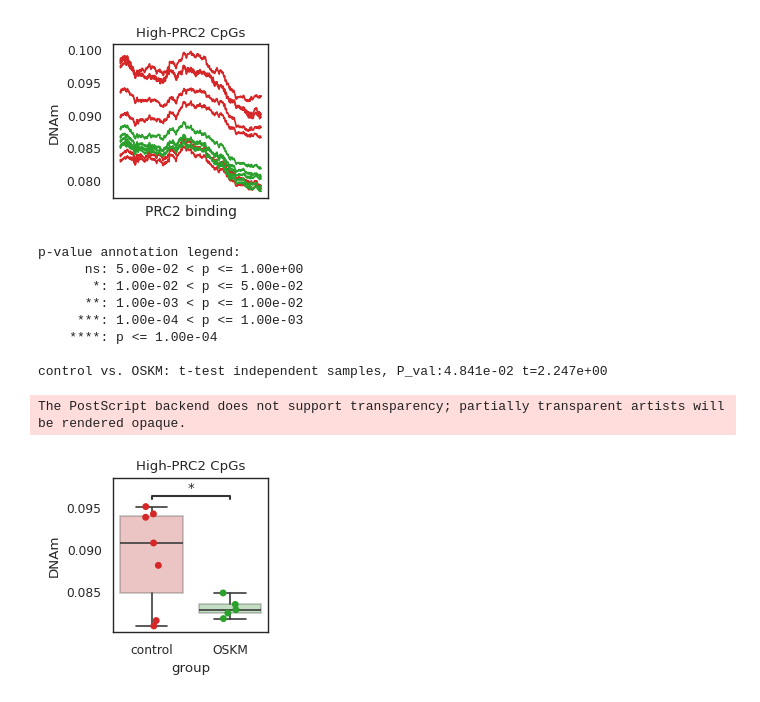
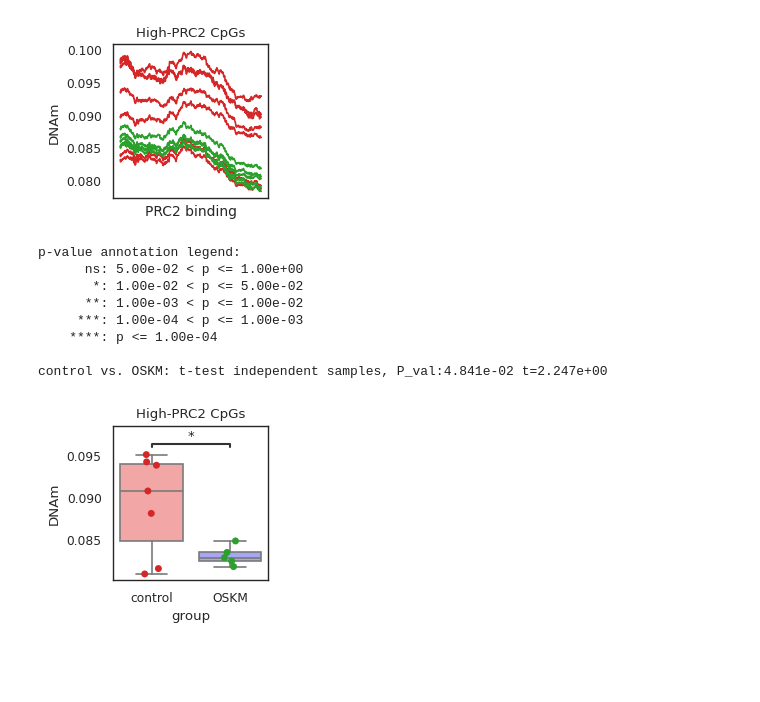
Before and after one commit to moqri/PRC2-AgeIndex, a Jupyter notebook: PRC2-AgeIndex_Manuscript_Figures/Fig3a&4c_ArrayLMRPlots.ipynb, the cells around one changed output. Drawn from its saved outputs; the diff is of its cells as text; code cells hidden in the pictures; blank space fills up the shorter version.

```diff
--- a/PRC2-AgeIndex_Manuscript_Figures/Fig3a&4c_ArrayLMRPlots.ipynb
+++ b/PRC2-AgeIndex_Manuscript_Figures/Fig3a&4c_ArrayLMRPlots.ipynb
@@ -256,23 +256,23 @@ pl['group']=pl.index
 # %%
 # Fig 4c - Plotting boxplot of mean methylation for top 1000 PRC2 binding CpGs
 figure='Fig4_c_reprogram_prc'
 fig, ax = plt.subplots(figsize=(2,2));
-ax=sns.boxplot(data=pl,x='group',y=0,palette=['tab:red','tab:green'],boxprops=dict(alpha=.3))
+#ax=sns.boxplot(data=pl,x='group',y=0,palette=['tab:red','tab:green'],boxprops=dict(alpha=.3)) # for latest Python vers
+ax=sns.boxplot(data=pl,x='group',y=0,palette = ['#FF9999', '#9999FF']) # for older python versions
 ax=sns.stripplot(data=pl,x='group',y=0,hue='group',palette=['tab:red','tab:green'])
 ax.set(ylabel='DNAm',title='High-PRC2 CpGs');
 ax.get_legend().remove()
 annotator = Annotator(ax, [("control", "OSKM")], data=pl, x='group', y=0)
 annotator.configure(test='t-test_ind', text_format='star')
 annotator.apply_and_annotate()
 fig.savefig('figures/'+figure+'.eps', dpi=600,bbox_inches='tight',format='eps');
 # %% [output]
 p-value annotation legend:
       ns: 5.00e-02 < p <= 1.00e+00
        *: 1.00e-02 < p <= 5.00e-02
       **: 1.00e-03 < p <= 1.00e-02
      ***: 1.00e-04 < p <= 1.00e-03
     ****: p <= 1.00e-04
 
 control vs. OSKM: t-test independent samples, P_val:4.841e-02 t=2.247e+00
-The PostScript backend does not support transparency; partially transparent artists will be rendered opaque.
-[figure, old version]
+[figure, new version]
```
Also changed, not shown: 2 other files.
